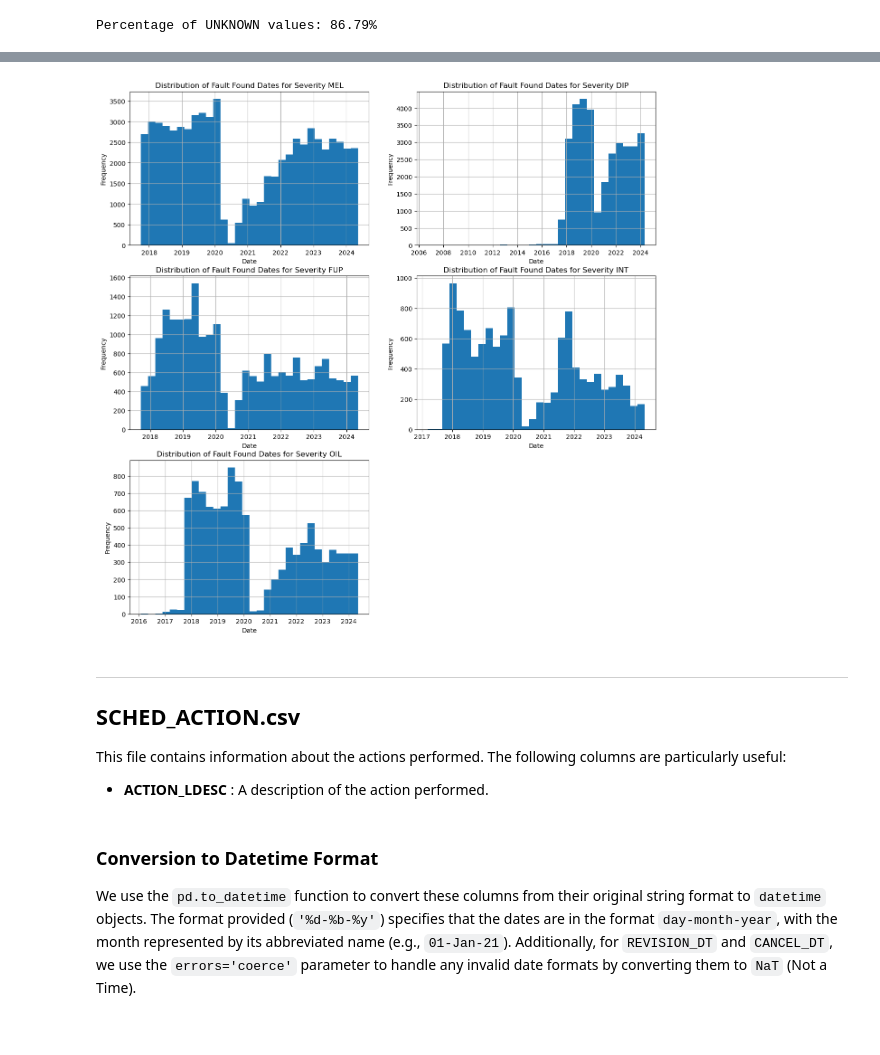
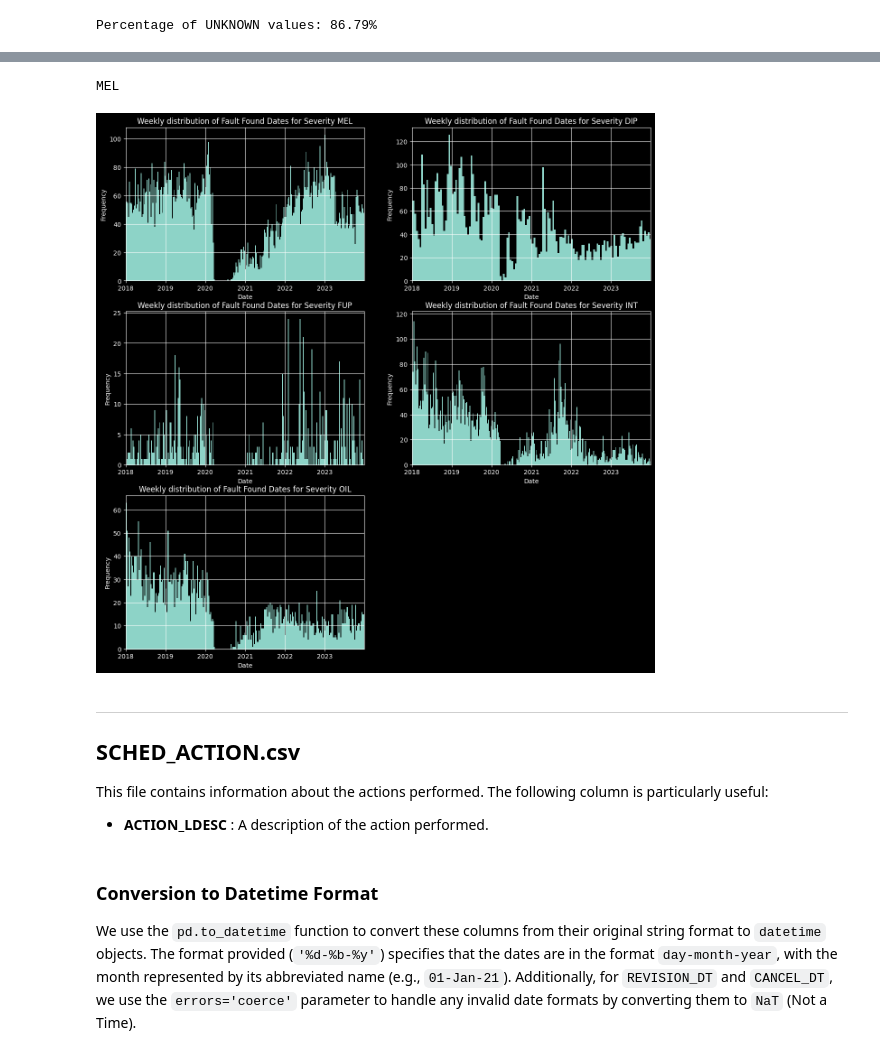
Before and after one commit to anand-kamble/data-filtering, a Jupyter notebook: notebooks/Data exploration.ipynb, the cells around one changed output, grey strips where cells are left out. Cells and saved outputs as stored; diff of their text form; code cells hidden in the pictures.

```diff
--- a/notebooks/Data exploration.ipynb
+++ b/notebooks/Data exploration.ipynb
@@ -133,14 +152,18 @@ df_top_5 = df[df[unique_class_column].isin(class_counts.head(5).index)]
 # %% [markdown]
 We plot histograms for the `FAULT_FOUND_DATE` column for each of the top 5 ATA classes. This visual representation helps us understand the distribution of fault occurrences over time, highlighting any patterns or trends specific to each class.
 # %%
+# I only plot full years
 plt.figure(figsize=(15, 10))
 for i, ata_class in enumerate(top_5_classes, start=1):
     plt.subplot(3, 2, i)
     class_data = df_top_5[df_top_5[unique_class_column] == ata_class]
-    class_data['FAULT_FOUND_DATE'].dropna().hist(bins=30)
-    plt.title(f'Distribution of Fault Found Dates for ATA {ata_class}')
+    class_data['FAULT_FOUND_DATE'].dropna().hist(bins=6*52)
+    plt.title(f'Weekly distribution of Fault Found Dates for ATA {ata_class}')
     plt.xlabel('Date')
     plt.ylabel('Frequency')
+    plt.xlim(pd.Timestamp('2018-01-01'), pd.Timestamp('2023-12-31'))
+plt.tight_layout()
+plt.show()
 
 plt.tight_layout()
 plt.show()
@@ -204,0 +254,3 @@ Let us focus on the top 5 of the severity classes.
+# %%
+# The top 5 refers to the top 5 ATA classes
+df_top_5_severity = df_top_5[df_top_5['FAULT_SEVERITY'] != 'UNKNOWN']
@@ -205,17 +271,22 @@ Let us focus on the top 5 of the severity classes.
 # %%
 value_counts = known_severity_df['FAULT_SEVERITY'].value_counts()
 top_5_severity = value_counts.head(5).index.to_list()
-separated_severity_dfs = {value: df[df['FAULT_SEVERITY'] == value] for value in top_5_severity}
+separated_severity_dfs: dict[str, pd.DataFrame] = {value: df[df['FAULT_SEVERITY'] == value] for value in top_5_severity}
 plt.figure(figsize=(15, 15))
+# severity is a tuple
+print(list(separated_severity_dfs.keys())[0])  # MEL
+# start=1: refers to "i", the subplot index
 for i, severity in enumerate(separated_severity_dfs.items(), start=1):
     plt.subplot(3, 2, i)
     severity_data = df_top_5_severity[df_top_5_severity['FAULT_SEVERITY'] == severity[0]]
-    severity_data['FAULT_FOUND_DATE'].dropna().hist(bins=30)
-    plt.title(f'Distribution of Fault Found Dates for Severity {severity[0]}')
+    severity_data['FAULT_FOUND_DATE'].dropna().hist(bins=52*6)
+    plt.xlim(pd.Timestamp('2018-01-01'), pd.Timestamp('2023-12-31'))
+    plt.title(f'Weekly distribution of Fault Found Dates for Severity {severity[0]}')
     plt.xlabel('Date')
     plt.ylabel('Frequency')
 # %% [output]
+MEL
-[figure, old version]
+[figure, new version]
 # %% [markdown]
 ---
 
@@ -224,7 +295,7 @@ for i, severity in enumerate(separated_severity_dfs.items(), start=1):
 
 ## SCHED_ACTION.csv
 
-This file contains information about the actions performed. The following columns are particularly useful:
+This file contains information about the actions performed. The following column is particularly useful:
 
 - **ACTION_LDESC** : A description of the action performed.
 # %%
```
Also changed, not shown: parts of 15 cells of this notebook.
